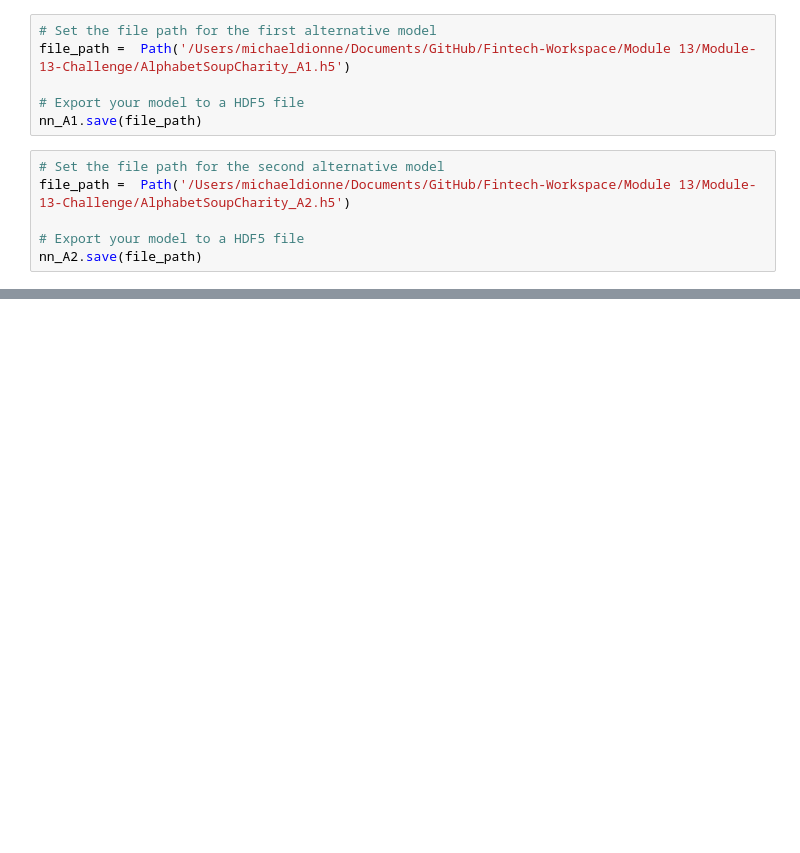
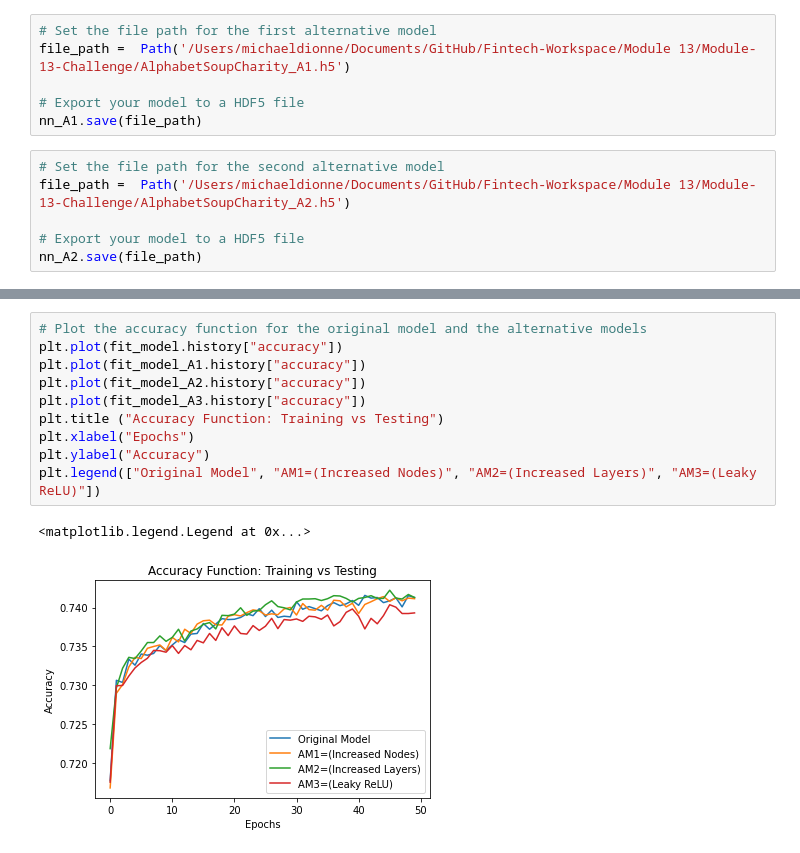
Before and after one commit to DigitalGoldRush/Module-13-Challenge, a Jupyter notebook: venture_funding_with_deep_learning.ipynb, the cells around one changed output, grey strips where cells are left out. Drawn from its saved outputs; the diff is of its cells as text; blank space fills up the shorter version.

```diff
--- a/venture_funding_with_deep_learning.ipynb
+++ b/venture_funding_with_deep_learning.ipynb
@@ -563,0 +737,13 @@ nn_A2.save(file_path)
+# %%
+# Plot the accuracy function for the original model and the alternative models
+plt.plot(fit_model.history["accuracy"])
+plt.plot(fit_model_A1.history["accuracy"])
+plt.plot(fit_model_A2.history["accuracy"])
+plt.plot(fit_model_A3.history["accuracy"])
+plt.title ("Accuracy Function: Training vs Testing")
+plt.xlabel("Epochs")
+plt.ylabel("Accuracy")
+plt.legend(["Original Model", "AM1=(Increased Nodes)", "AM2=(Increased Layers)", "AM3=(Leaky ReLU)"])
+# %% [output]
+<matplotlib.legend.Legend at 0x...>
+[figure, added]
```
Also changed, not shown: parts of 22 cells of this notebook, 1 other file.
